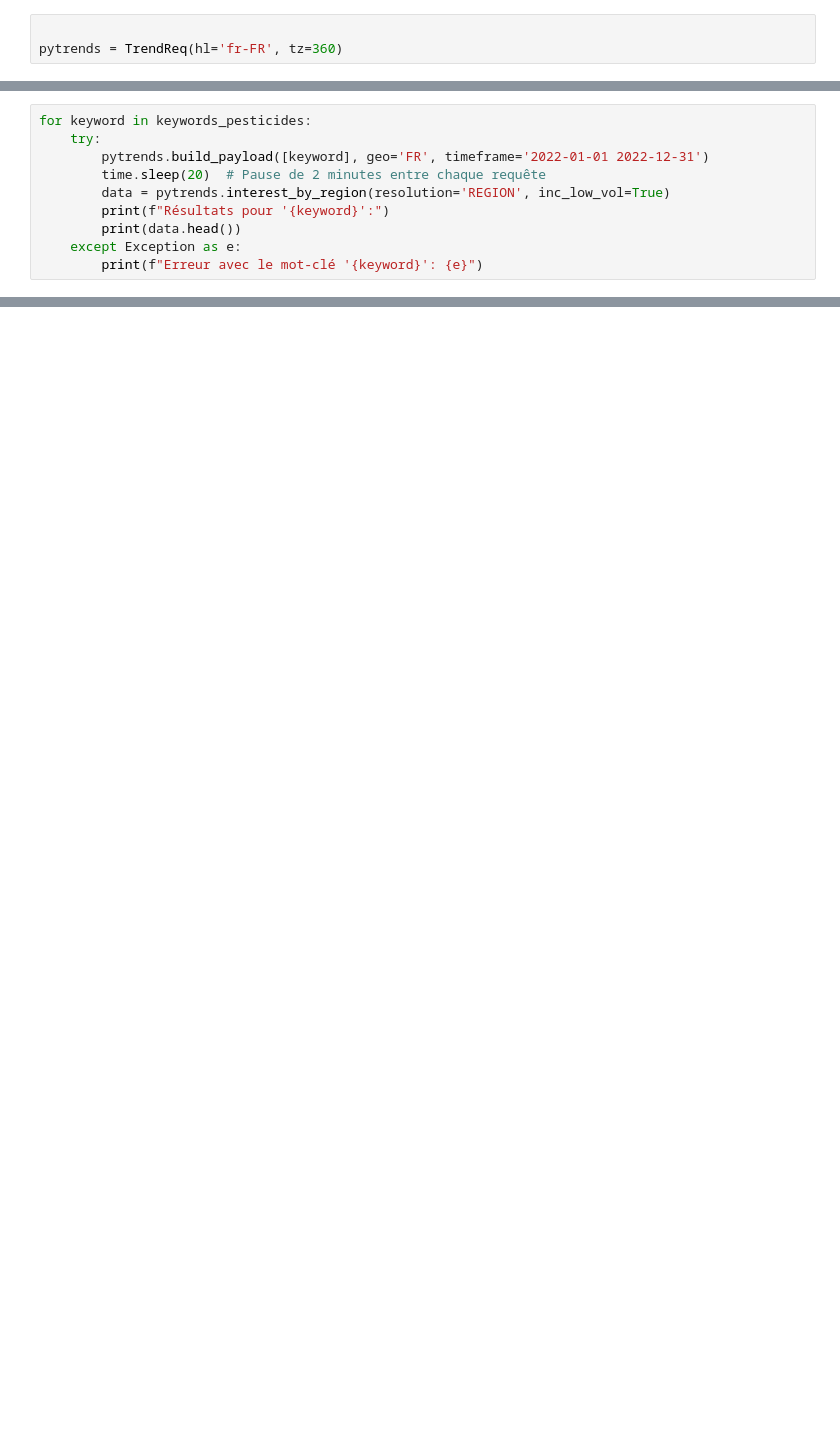
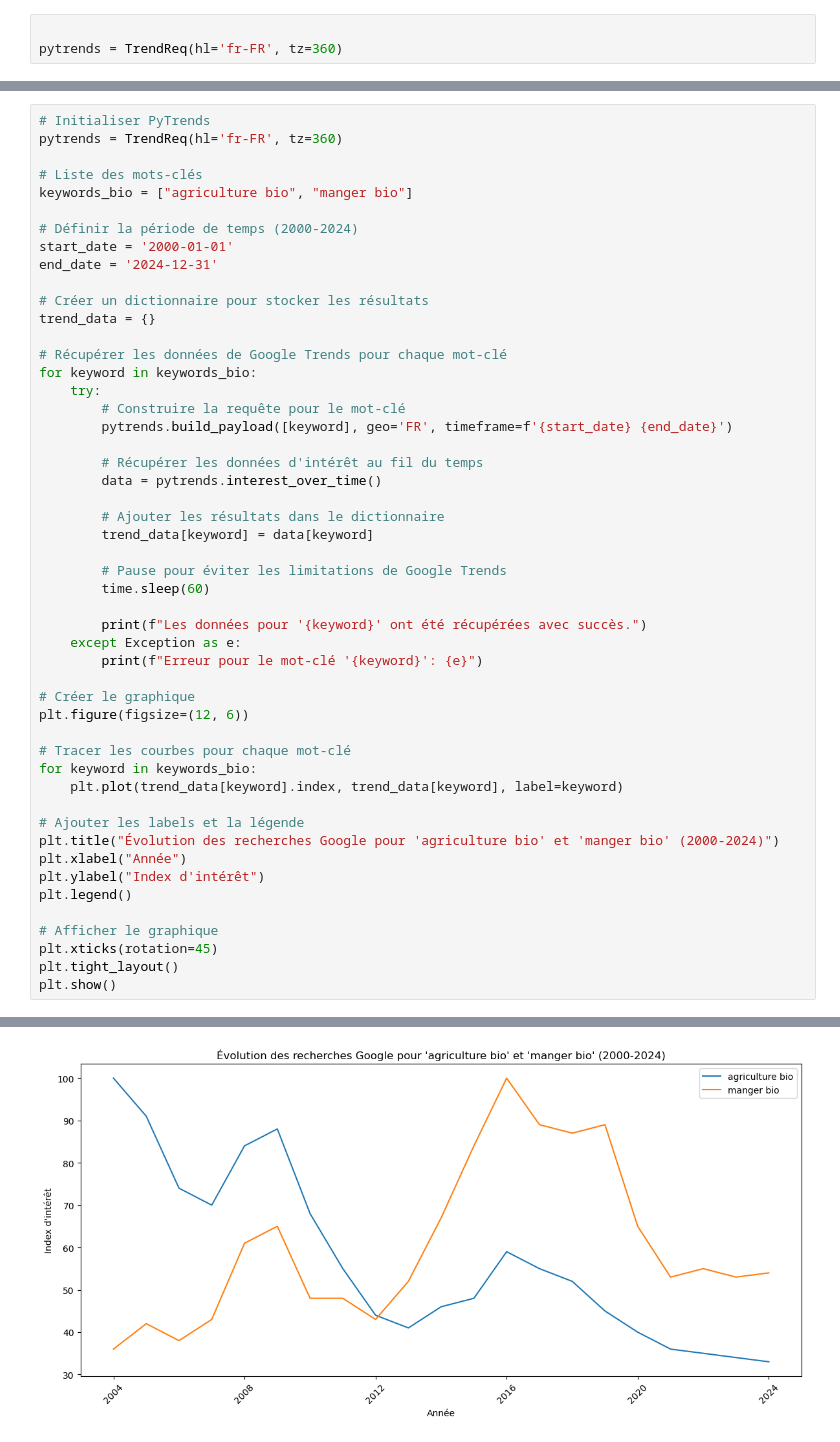
Before and after one commit to ElisefontaineEnsae/AgricultureBio_France, a Jupyter notebook: perception_bio/google_trend.ipynb, the cells around one changed output, grey strips where cells are left out. Drawn from its saved outputs; the diff is of its cells as text; blank space fills up the shorter version.

```diff
--- a/perception_bio/google_trend.ipynb
+++ b/perception_bio/google_trend.ipynb
@@ -45,10 +173,0 @@ KeyError: 0
-# %%
-for keyword in keywords_pesticides:
-    try:
-        pytrends.build_payload([keyword], geo='FR', timeframe='2022-01-01 2022-12-31')
-        time.sleep(20)  # Pause de 2 minutes entre chaque requête
-        data = pytrends.interest_by_region(resolution='REGION', inc_low_vol=True)
-        print(f"Résultats pour '{keyword}':")
-        print(data.head())
-    except Exception as e:
-        print(f"Erreur avec le mot-clé '{keyword}': {e}")
@@ -98,0 +233,51 @@ plt.show()
+# %%
+# Initialiser PyTrends
+pytrends = TrendReq(hl='fr-FR', tz=360)
+
+# Liste des mots-clés
+keywords_bio = ["agriculture bio", "manger bio"]
+
+# Définir la période de temps (2000-2024)
+start_date = '2000-01-01'
+end_date = '2024-12-31'
+
+# Créer un dictionnaire pour stocker les résultats
+trend_data = {}
+
+# Récupérer les données de Google Trends pour chaque mot-clé
+for keyword in keywords_bio:
+    try:
+        # Construire la requête pour le mot-clé
+        pytrends.build_payload([keyword], geo='FR', timeframe=f'{start_date} {end_date}')
+
+        # Récupérer les données d'intérêt au fil du temps
+        data = pytrends.interest_over_time()
+
+        # Ajouter les résultats dans le dictionnaire
+        trend_data[keyword] = data[keyword]
+
+        # Pause pour éviter les limitations de Google Trends
+        time.sleep(60)
+
+        print(f"Les données pour '{keyword}' ont été récupérées avec succès.")
+    except Exception as e:
+        print(f"Erreur pour le mot-clé '{keyword}': {e}")
+
+# Créer le graphique
+plt.figure(figsize=(12, 6))
+
+# Tracer les courbes pour chaque mot-clé
+for keyword in keywords_bio:
+    plt.plot(trend_data[keyword].index, trend_data[keyword], label=keyword)
+
+# Ajouter les labels et la légende
+plt.title("Évolution des recherches Google pour 'agriculture bio' et 'manger bio' (2000-2024)")
+plt.xlabel("Année")
+plt.ylabel("Index d'intérêt")
+plt.legend()
+
+# Afficher le graphique
+plt.xticks(rotation=45)
+plt.tight_layout()
+plt.show()
+# %% [output]
@@ -98,0 +286 @@ plt.show()
+[figure, added]
```
Also changed, not shown: parts of 11 cells of this notebook, 4 other files.
